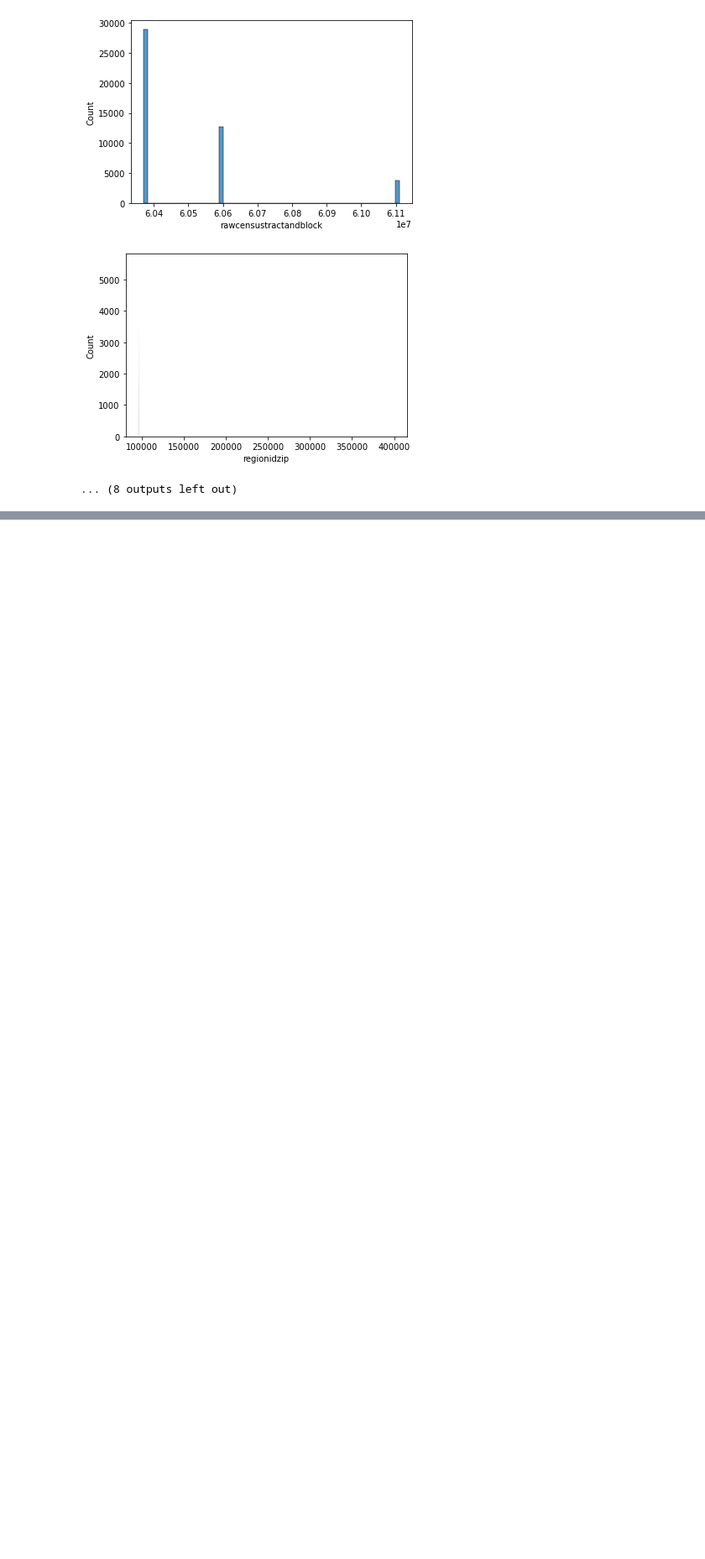
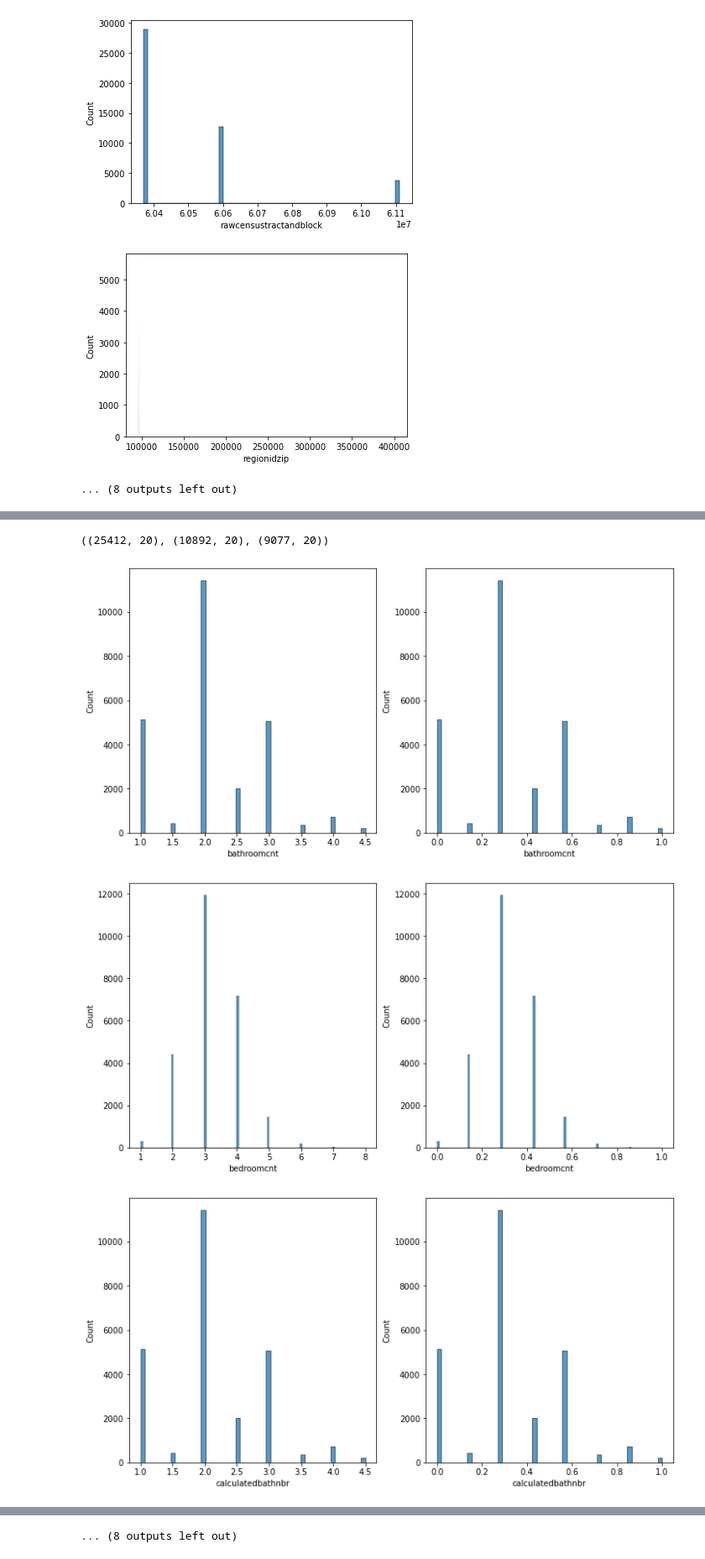
Before and after one commit to AndrewRachuig/clustering_project, a Jupyter notebook: wrangle_working_notebook.ipynb, the cells around one changed output, grey strips where cells are left out. Shown at 84% size. Saved outputs shown, nothing was run; the diff lists cells and outputs as text; code cells hidden in the pictures; blank space fills up the shorter version.

```diff
--- a/wrangle_working_notebook.ipynb
+++ b/wrangle_working_notebook.ipynb
@@ -988,0 +1004,31 @@ for column in df.columns.tolist():
+# %%
+from sklearn.preprocessing import MinMaxScaler
+
+def data_scaler(train, validate, test, columns_to_scale):
+    '''
+    This function takes in train, validate, test subsets of the cleaned zillow dataset and using the train subset creates a min_max
+    scaler. It thens scales the subsets and returns the train, validate, test subsets as scaled versions of the initial data.
+
+    Arguments:  train, validate, test - split subsets from of the cleaned zillow dataframe
+                columns_to_scale - a list of column names to scale
+    Return: scaled_train, scaled_validate, scaled_test - dataframe with scaled versions of the initial unscaled dataframes
+    '''
+    train_scaled = train.copy()
+    validate_scaled = validate.copy()
+    test_scaled = test.copy()
+
+    scaler = MinMaxScaler()
+
+    train_scaled[columns_to_scale] = pd.DataFrame(scaler.fit_transform(train[columns_to_scale]),
+                                                  columns=train[columns_to_scale].columns.values).set_index([train.index.values])
+
+    validate_scaled[columns_to_scale] = pd.DataFrame(scaler.transform(validate[columns_to_scale]),
+                                                  columns=validate[columns_to_scale].columns.values).set_index([validate.index.values])
+
+    test_scaled[columns_to_scale] = pd.DataFrame(scaler.transform(test[columns_to_scale]),
+                                                 columns=test[columns_to_scale].columns.values).set_index([test.index.values])
+
+    return train_scaled, validate_scaled, test_scaled
+# %%
+train, validate, test = split_zillow(df)
+train.shape, validate.shape, test.shape
@@ -988,0 +1037,20 @@ for column in df.columns.tolist():
+# %%
+columns_to_scale = df.select_dtypes('number').columns.drop(['latitude', 'longitude','regionidzip', 'logerror'])
+# %%
+train_scaled, validate_scaled, test_scaled = data_scaler(train, validate, test, columns_to_scale)
+# %%
+train_scaled.shape, validate_scaled.shape, test_scaled.shape
+# %% [output]
+((25412, 20), (10892, 20), (9077, 20))
+# %%
+for column in train.columns.tolist():
+    plt.figure(figsize=(12,6))
+    plt.subplot(121)
+    sns.histplot(train[column])
+    plt.subplot(122)
+    sns.histplot(train_scaled[column])
+    plt.show()
+# %% [output]
+[figure, added]
+[figure, added]
+[figure, added]
@@ -988,0 +1066 @@ for column in df.columns.tolist():
+... (8 outputs left out)
```
Also changed, not shown: parts of 6 cells of this notebook, 1 other file.
